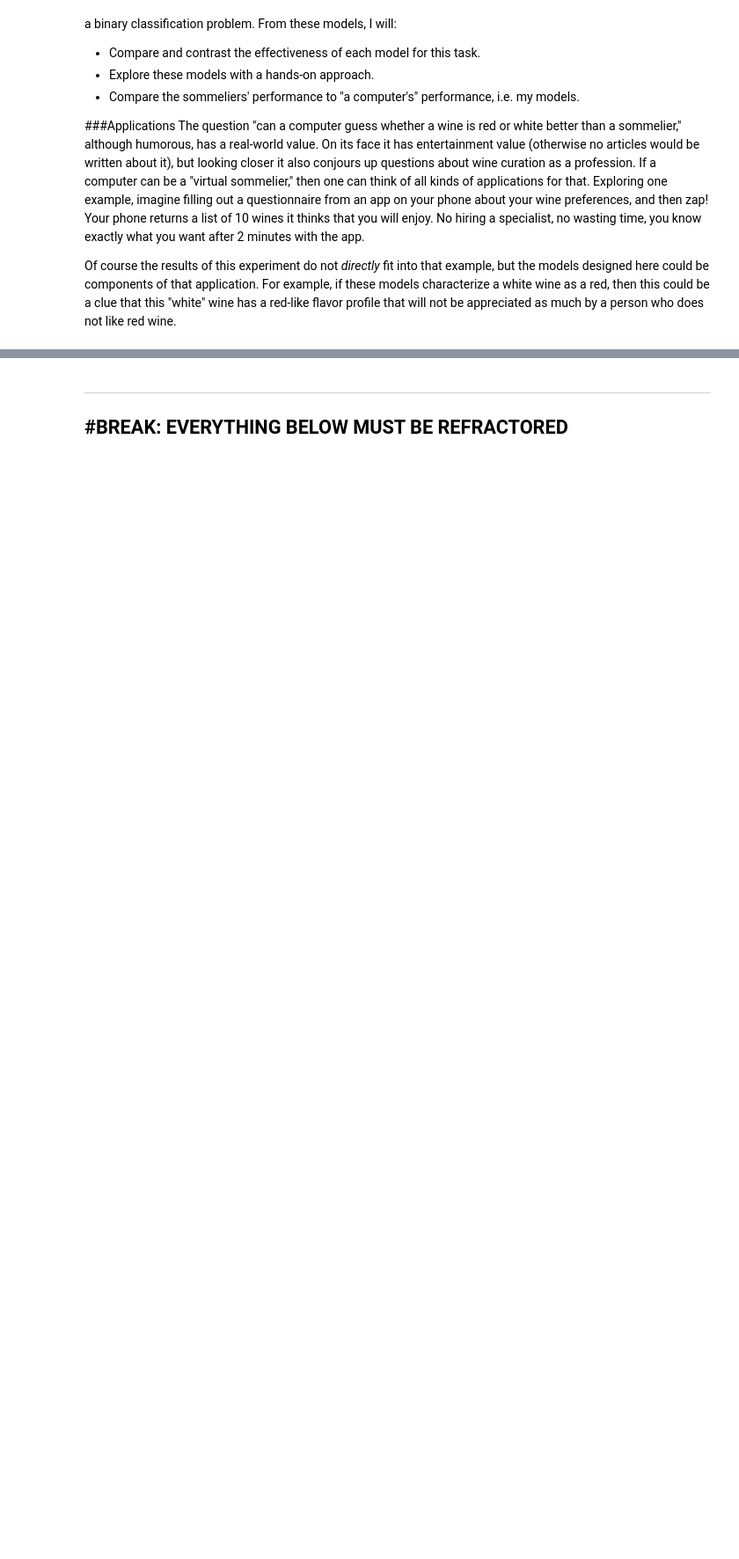
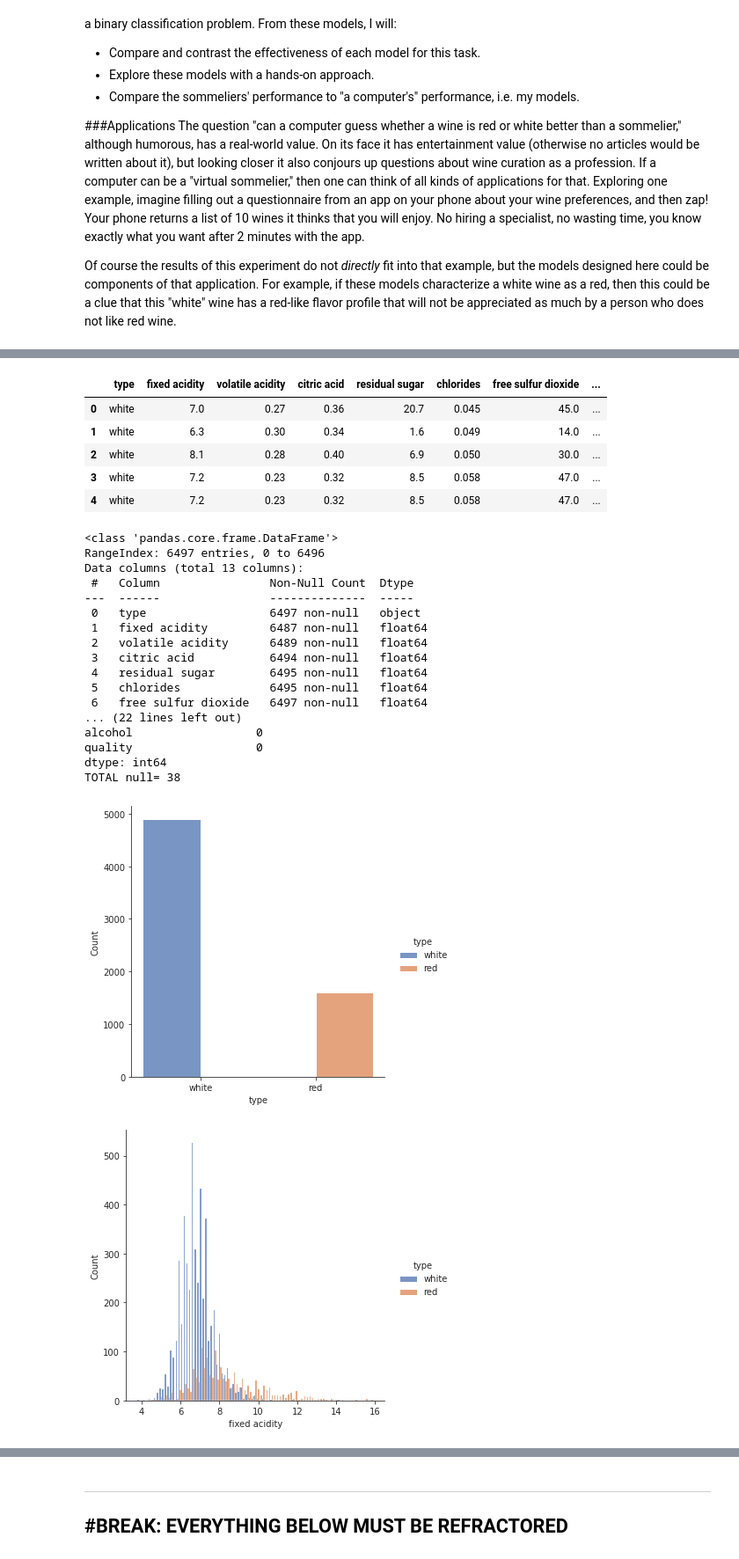
Before and after one commit to journalWheat/CSI4106-Project1, a Jupyter notebook: CSI4106_Project1_JaredWagner_GeneralForm.ipynb, the cells around one changed output, grey strips where cells are left out. Shown at 88% size. Saved outputs shown, nothing was run; the diff lists cells and outputs as text; code cells hidden in the pictures; blank space fills up the shorter version.

```diff
--- a/CSI4106_Project1_JaredWagner_GeneralForm.ipynb
+++ b/CSI4106_Project1_JaredWagner_GeneralForm.ipynb
@@ -55,0 +57,64 @@ In this section, the wine dataset is loaded
+# %%
+# data from: https://www.kaggle.com/datasets/rajyellow46/wine-quality
+# seaborn docs: https://seaborn.pydata.org/tutorial/distributions.html
+# imports for data processing
+import pandas as pd
+import numpy as np
+
+# imports and formatting for nice graphs
+import matplotlib.pyplot as plt
+import seaborn as sns
+sns.set_palette(palette='deep')
+sns.set_style(style='ticks')
+
+# df info: location, target column
+df_location = 'https://raw.githubusercontent.com/journalWheat/CSI4106-Project1/main/winequalityN.csv'
+sample_location = 'https://raw.githubusercontent.com/journalWheat/CSI4106-Project1/main/sample.csv'
+target = 'type'
+
+# read data
+raw_df = pd.read_csv(df_location)
+#raw_df = pd.read_csv(df_location).dropna().sample(n=len(pd.read_csv(df_location).dropna()),random_state=1)
+
+# print some useful statistics
+display(raw_df.head(5))
+print("\n") ############################## line break
+raw_df.info(verbose=True, show_counts=True)
+print("\n") ############################## line break
+print("Missing values table")
+print(raw_df.isna().sum())
+print("TOTAL null=",raw_df.isna().sum().sum())
+print("\n") ############################## line break
+#med_sample_df = raw_df[100:601].copy() # sample of 500
+#small_sample_df = raw_df[:100].copy() # sample of 100
+
+# Compare the distributions of each feature
+# for column in raw_df.drop(columns='target', axis=1):
+for column in raw_df:
+  sns.displot(raw_df, x=column, hue=target, multiple='dodge')
+# %% [output]
+|  | type | fixed acidity | volatile acidity | citric acid | residual sugar | chlorides | free sulfur dioxide | ... |
+| 0 | white | 7.0 | 0.27 | 0.36 | 20.7 | 0.045 | 45.0 | ... |
+| 1 | white | 6.3 | 0.30 | 0.34 | 1.6 | 0.049 | 14.0 | ... |
+| 2 | white | 8.1 | 0.28 | 0.40 | 6.9 | 0.050 | 30.0 | ... |
+| 3 | white | 7.2 | 0.23 | 0.32 | 8.5 | 0.058 | 47.0 | ... |
+| 4 | white | 7.2 | 0.23 | 0.32 | 8.5 | 0.058 | 47.0 | ... |
+<class 'pandas.core.frame.DataFrame'>
+RangeIndex: 6497 entries, 0 to 6496
+Data columns (total 13 columns):
+ #   Column                Non-Null Count  Dtype
+---  ------                --------------  -----
+ 0   type                  6497 non-null   object
+ 1   fixed acidity         6487 non-null   float64
+ 2   volatile acidity      6489 non-null   float64
+ 3   citric acid           6494 non-null   float64
+ 4   residual sugar        6495 non-null   float64
+ 5   chlorides             6495 non-null   float64
+ 6   free sulfur dioxide   6497 non-null   float64
+... (22 lines left out)
+alcohol                  0
+quality                  0
+dtype: int64
+TOTAL null= 38
+[figure, added]
+[figure, added]
```
Also changed, not shown: parts of 12 cells of this notebook.
